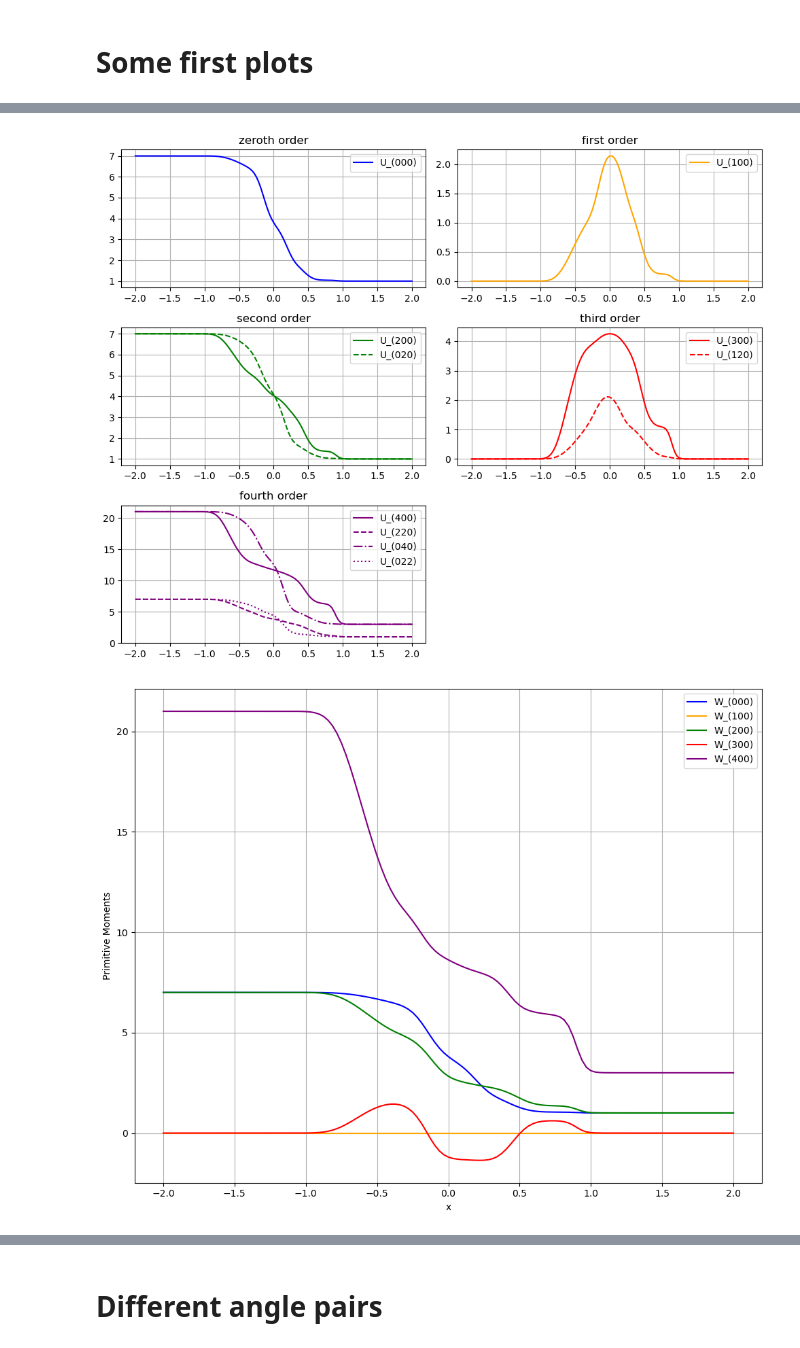
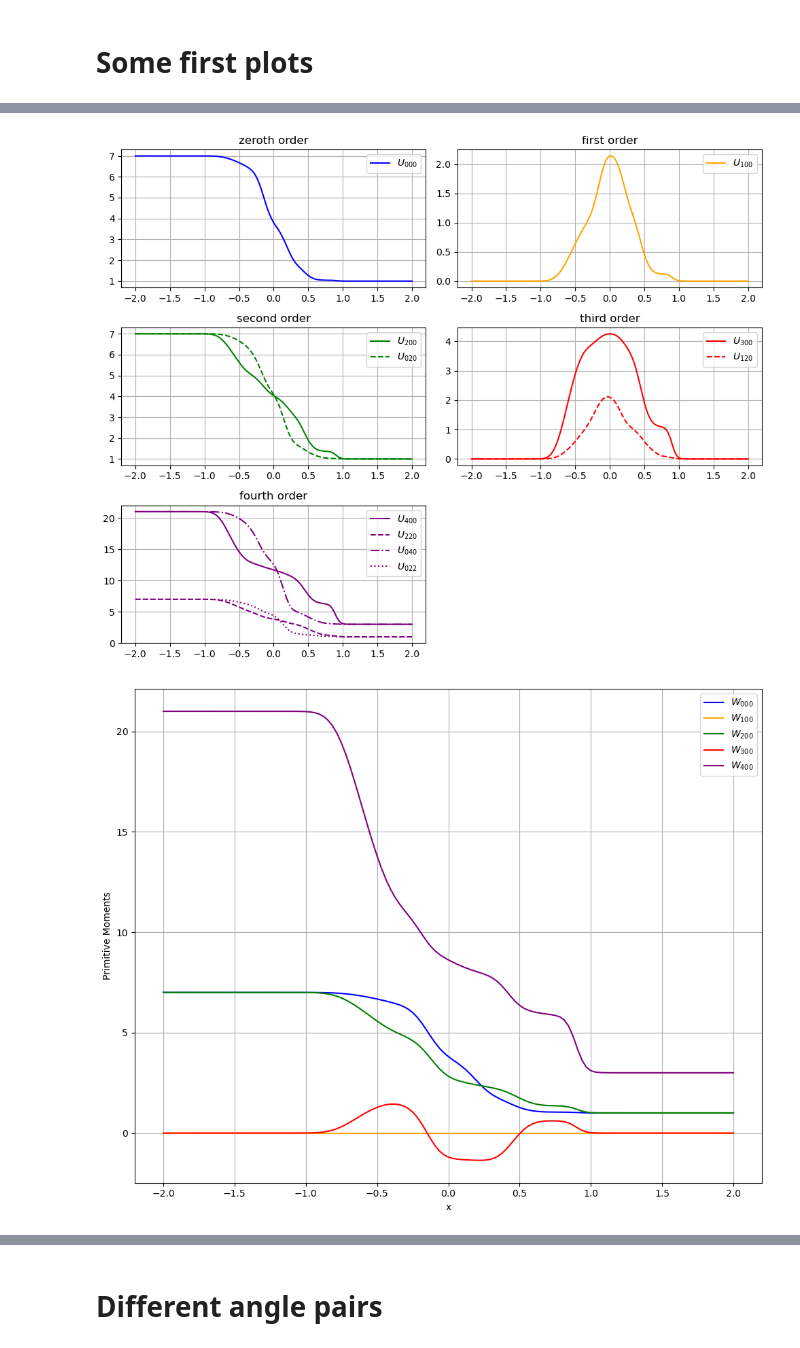
Before and after one commit to JanHab/ExtGram.jl, a Jupyter notebook: notebooks/1D3D.ipynb, the cells around one changed output, grey strips where cells are left out. Cells and saved outputs as stored; diff of their text form; code cells hidden in the pictures.

```diff
--- a/notebooks/1D3D.ipynb
+++ b/notebooks/1D3D.ipynb
@@ -63,32 +63,32 @@ fig.show()
 # %%
 fig, axs = plt.subplots(3, 2, figsize=(10, 8))
-axs[0, 0].plot(x, U[:, 0], label="U_(000)", color=colors[0], linestyle=linestyles[0])
+axs[0, 0].plot(x, U[:, 0], label="$U_{000}$", color=colors[0], linestyle=linestyles[0])
 axs[0, 0].set_title("zeroth order")
 axs[0, 0].grid(True)
-axs[0, 1].plot(x, U[:, 1], label="U_(100)", color=colors[1], linestyle=linestyles[0])
+axs[0, 1].plot(x, U[:, 1], label="$U_{100}$", color=colors[1], linestyle=linestyles[0])
 axs[0, 1].set_title("first order")
 axs[0, 1].grid(True)
-axs[1, 0].plot(x, U[:, 2], label="U_(200)", color=colors[2], linestyle=linestyles[0])
-axs[1, 0].plot(x, U[:, 3], label="U_(020)", color=colors[2], linestyle=linestyles[1])
+axs[1, 0].plot(x, U[:, 2], label="$U_{200}$", color=colors[2], linestyle=linestyles[0])
+axs[1, 0].plot(x, U[:, 3], label="$U_{020}$", color=colors[2], linestyle=linestyles[1])
 axs[1, 0].set_title("second order")
 axs[1, 0].grid(True)
-axs[1, 1].plot(x, U[:, 4], label="U_(300)", color=colors[3], linestyle=linestyles[0])
-axs[1, 1].plot(x, U[:, 5], label="U_(120)", color=colors[3], linestyle=linestyles[1])
+axs[1, 1].plot(x, U[:, 4], label="$U_{300}$", color=colors[3], linestyle=linestyles[0])
+axs[1, 1].plot(x, U[:, 5], label="$U_{120}$", color=colors[3], linestyle=linestyles[1])
 axs[1, 1].set_title("third order")
 axs[1, 1].grid(True)
-axs[2, 0].plot(x, U[:, 6], label="U_(400)", color=colors[4], linestyle=linestyles[0])
-axs[2, 0].plot(x, U[:, 7], label="U_(220)", color=colors[4], linestyle=linestyles[1])
-axs[2, 0].plot(x, U[:, 8], label="U_(040)", color=colors[4], linestyle=linestyles[2])
-axs[2, 0].plot(x, U[:, 9], label="U_(022)", color=colors[4], linestyle=linestyles[3])
+axs[2, 0].plot(x, U[:, 6], label="$U_{400}$", color=colors[4], linestyle=linestyles[0])
+axs[2, 0].plot(x, U[:, 7], label="$U_{220}$", color=colors[4], linestyle=linestyles[1])
+axs[2, 0].plot(x, U[:, 8], label="$U_{040}$", color=colors[4], linestyle=linestyles[2])
+axs[2, 0].plot(x, U[:, 9], label="$U_{022}$", color=colors[4], linestyle=linestyles[3])
 axs[2, 0].set_title("fourth order")
 axs[2, 0].grid(True)
 axs[2, 1].axis('off')
 [ax.legend() for ax in axs.flat if ax.has_data()]
 fig.tight_layout()
 fig.savefig('../out/Figures/1D3D/ConservativeMoments_Full.pdf')
 fig.show()
 # %% [output]
-[figure, old version]
+[figure, new version]
 # %%
 # Primitive Moments
 data = read_solution_file(name + "_prim.tsv")
@@ -102,11 +102,11 @@ sol = interpolate_solution(data, time_query, times, timesteps)
 x, W, t = sol["x"], sol["u"], sol["t"]
 
 fig, axs = plt.subplots(figsize=(10, 8))
-axs.plot(x, W[:, 0], label="W_(000)", color=colors[0])
-axs.plot(x, W[:, 1], label="W_(100)", color=colors[1])
-axs.plot(x, W[:, 2], label="W_(200)", color=colors[2])
-axs.plot(x, W[:, 4], label="W_(300)", color=colors[3])
-axs.plot(x, W[:, 6], label="W_(400)", color=colors[4])
+axs.plot(x, W[:, 0], label="$W_{000}$", color=colors[0])
+axs.plot(x, W[:, 1], label="$W_{100}$", color=colors[1])
+axs.plot(x, W[:, 2], label="$W_{200}$", color=colors[2])
+axs.plot(x, W[:, 4], label="$W_{300}$", color=colors[3])
+axs.plot(x, W[:, 6], label="$W_{400}$", color=colors[4])
 axs.set_xlabel("x")
 axs.set_ylabel("Primitive Moments")
 axs.grid(True)
@@ -115,6 +115,6 @@ fig.tight_layout()
 fig.savefig('../out/Figures/1D3D/PrimitiveMoments.pdf')
 fig.show()
 # %% [output]
-[figure, old version]
+[figure, new version]
 # %%
 fig, axs = plt.subplots(3, 2, figsize=(10, 8))
```
Also changed, not shown: parts of 3 cells of this notebook, 4 other files.
